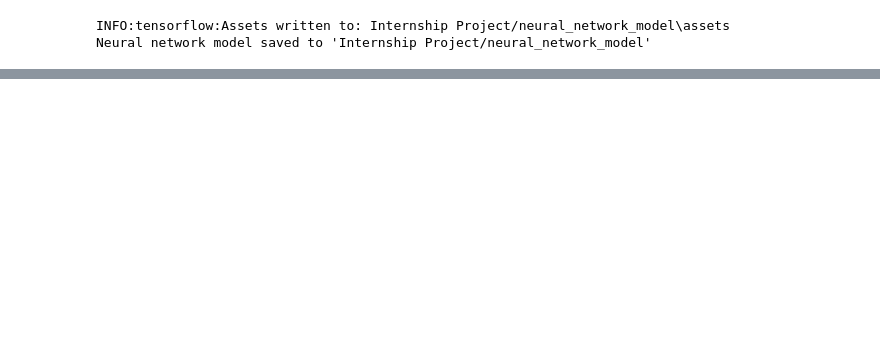
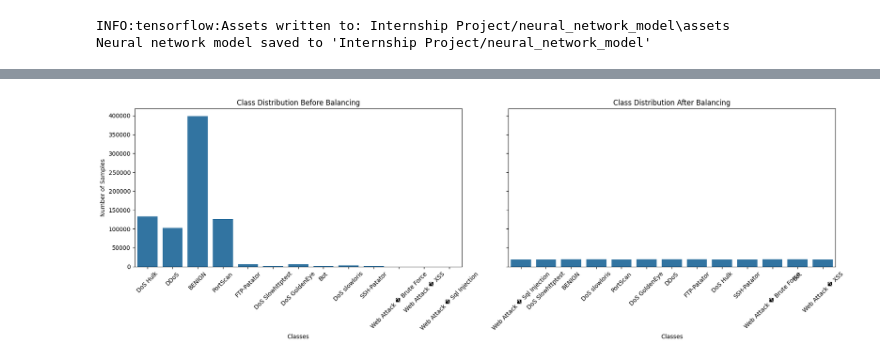
Before and after one commit to kalebhings/Network-Activity-Detection, a Jupyter notebook: NeuralNetworkModel.ipynb, the cells around one changed output, grey strips where cells are left out. Cells and saved outputs as stored; diff of their text form; code cells hidden in the pictures; blank space fills up the shorter version.

```diff
--- a/NeuralNetworkModel.ipynb
+++ b/NeuralNetworkModel.ipynb
@@ -220,10 +314,3 @@ print("Neural network model saved to 'Internship Project/neural_network_model'")
 # %% [output]
 INFO:tensorflow:Assets written to: Internship Project/neural_network_model\assets
 Neural network model saved to 'Internship Project/neural_network_model'
-# %%
-from imblearn.over_sampling import SMOTE
-
-smote = SMOTE(random_state=42)
-X_resampled, y_resampled = smote.fit_resample(X_scaled, y_encoded)
-
-X_train, X_test, y_train, y_test = train_test_split(X_resampled, y_resampled, test_size=0.2, random_state=42)
@@ -295,0 +317,38 @@ print("Neural network model saved to 'Internship Project/neural_network_model'")
+# %%
+from collections import Counter
+
+# Get the mapping of class labels to their names
+class_names = {i: label for i, label in enumerate(label_encoder.classes_)}
+
+from collections import Counter
+
+# Class distribution before balancing
+before_balancing = Counter(y_initial_train)
+before_labels = [class_names[i] for i in before_balancing.keys()]
+before_counts = list(before_balancing.values())
+
+# Class distribution after balancing
+after_balancing = Counter(y_resampled)
+after_labels = [class_names[i] for i in after_balancing.keys()]
+after_counts = list(after_balancing.values())
+
+# Plotting side by side
+fig, axes = plt.subplots(1, 2, figsize=(18, 6), sharey=True)
+
+# Before balancing
+sns.barplot(ax=axes[0], x=before_labels, y=before_counts)
+axes[0].set_title("Class Distribution Before Balancing")
+axes[0].set_xlabel("Classes")
+axes[0].set_ylabel("Number of Samples")
+axes[0].tick_params(axis='x', rotation=45)
+
+# After balancing
+sns.barplot(ax=axes[1], x=after_labels, y=after_counts)
+axes[1].set_title("Class Distribution After Balancing")
+axes[1].set_xlabel("Classes")
+axes[1].tick_params(axis='x', rotation=45)
+
+plt.tight_layout()
+plt.show()
+# %% [output]
+[figure, added]
```
Also changed, not shown: parts of 19 cells of this notebook.
